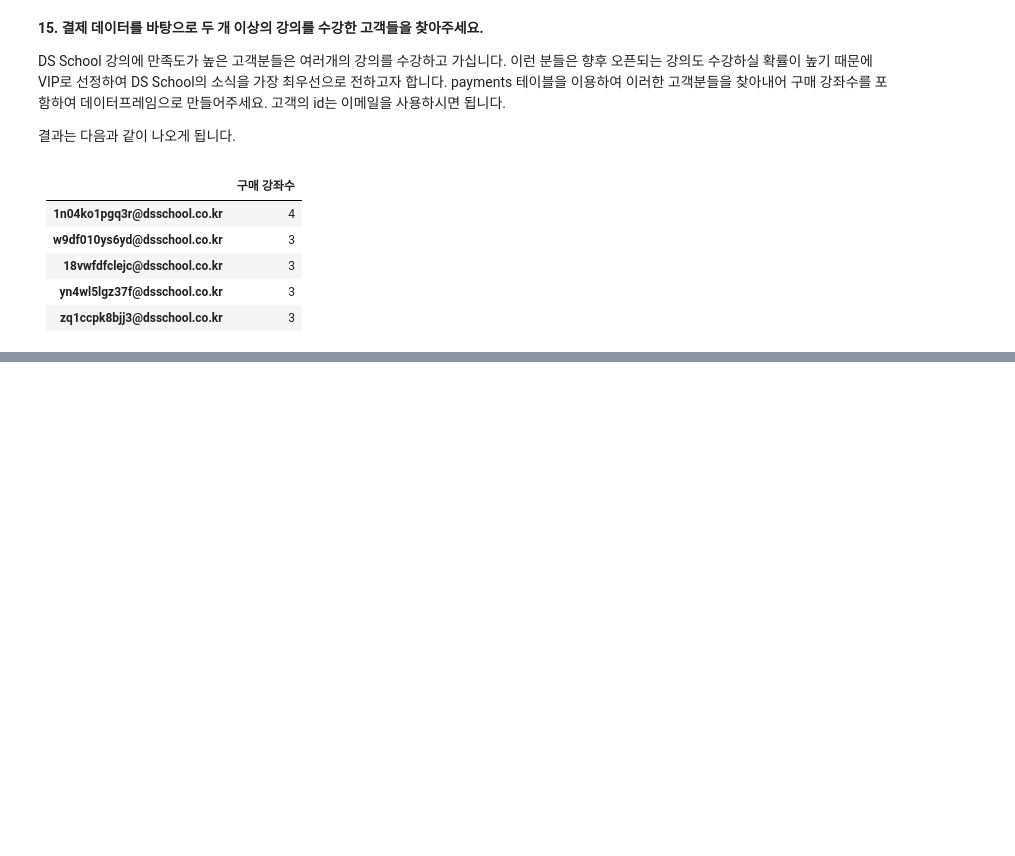
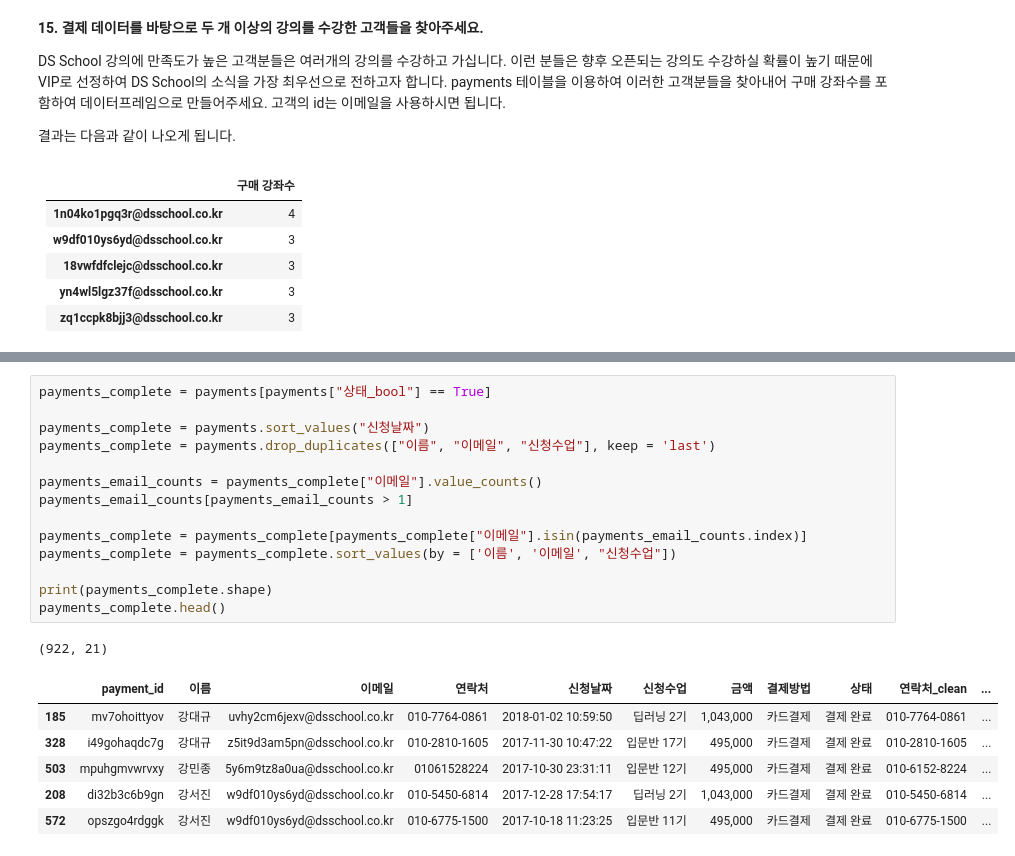
Before and after one commit to shoman2/Data-analysis_DSschool, a Jupyter notebook: 03_Visualization/03_dsschool_data-visualization.ipynb, the cells around one changed output, grey strips where cells are left out. Drawn from its saved outputs; the diff is of its cells as text; blank space fills up the shorter version.

```diff
--- a/03_Visualization/03_dsschool_data-visualization.ipynb
+++ b/03_Visualization/03_dsschool_data-visualization.ipynb
@@ -1991,0 +1971,22 @@ DS School 강의에 만족도가 높은 고객분들은 여러개의 강의를
+# %%
+payments_complete = payments[payments["상태_bool"] == True]
+
+payments_complete = payments.sort_values("신청날짜")
+payments_complete = payments.drop_duplicates(["이름", "이메일", "신청수업"], keep = 'last')
+
+payments_email_counts = payments_complete["이메일"].value_counts()
+payments_email_counts[payments_email_counts > 1]
+
+payments_complete = payments_complete[payments_complete["이메일"].isin(payments_email_counts.index)]
+payments_complete = payments_complete.sort_values(by = ['이름', '이메일', "신청수업"])
+
+print(payments_complete.shape)
+payments_complete.head()
+# %% [output]
+(922, 21)
+|  | payment_id | 이름 | 이메일 | 연락처 | 신청날짜 | 신청수업 | 금액 | 결제방법 | 상태 | 연락처_clean | ... |
+| 185 | mv7ohoittyov | 강대규 | uvhy2cm6jexv@dsschool.co.kr | 010-7764-0861 | 2018-01-02 10:59:50 | 딥러닝 2기 | 1,043,000 | 카드결제 | 결제 완료 | 010-7764-0861 | ... |
+| 328 | i49gohaqdc7g | 강대규 | z5it9d3am5pn@dsschool.co.kr | 010-2810-1605 | 2017-11-30 10:47:22 | 입문반 17기 | 495,000 | 카드결제 | 결제 완료 | 010-2810-1605 | ... |
+| 503 | mpuhgmvwrvxy | 강민종 | 5y6m9tz8a0ua@dsschool.co.kr | 01061528224 | 2017-10-30 23:31:11 | 입문반 12기 | 495,000 | 카드결제 | 결제 완료 | 010-6152-8224 | ... |
+| 208 | di32b3c6b9gn | 강서진 | w9df010ys6yd@dsschool.co.kr | 010-5450-6814 | 2017-12-28 17:54:17 | 딥러닝 2기 | 1,043,000 | 카드결제 | 결제 완료 | 010-5450-6814 | ... |
+| 572 | opszgo4rdggk | 강서진 | w9df010ys6yd@dsschool.co.kr | 010-6775-1500 | 2017-10-18 11:23:25 | 입문반 11기 | 495,000 | 카드결제 | 결제 완료 | 010-6775-1500 | ... |
```
Also changed, not shown: parts of 18 cells of this notebook.
